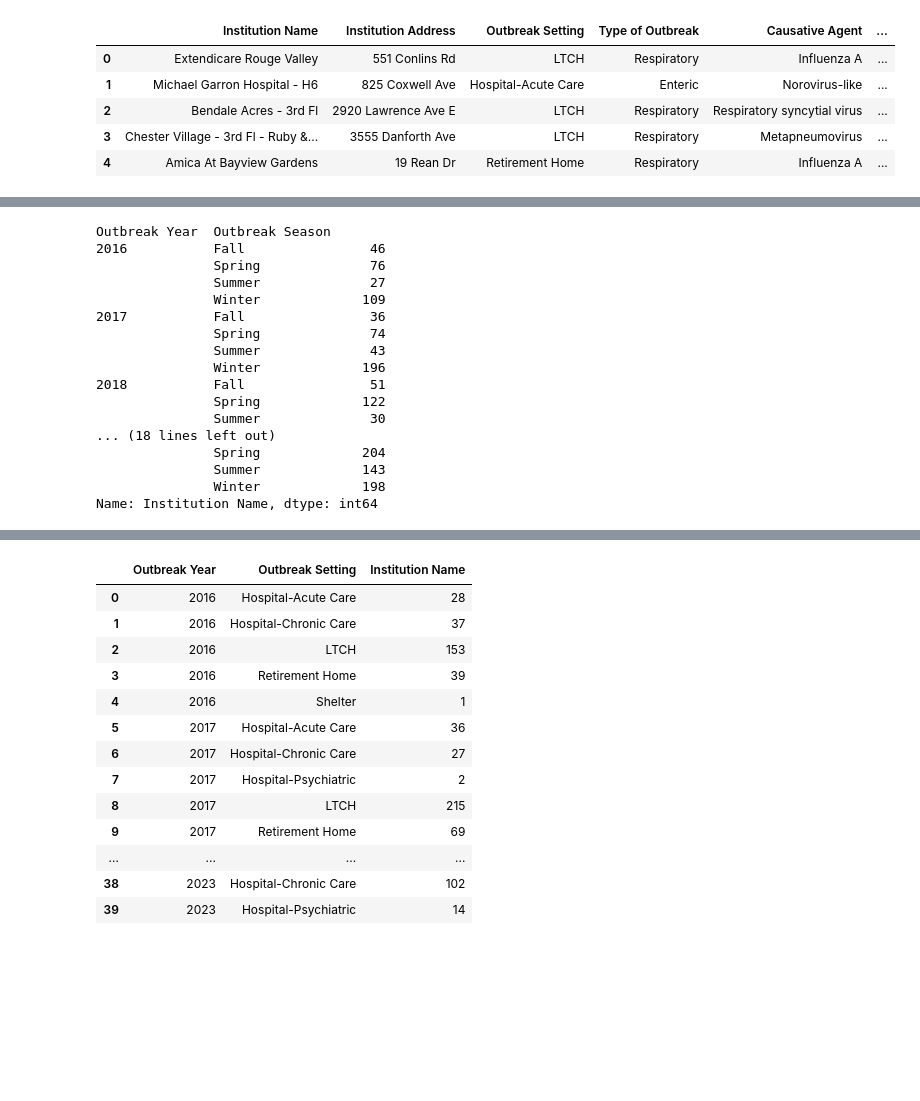
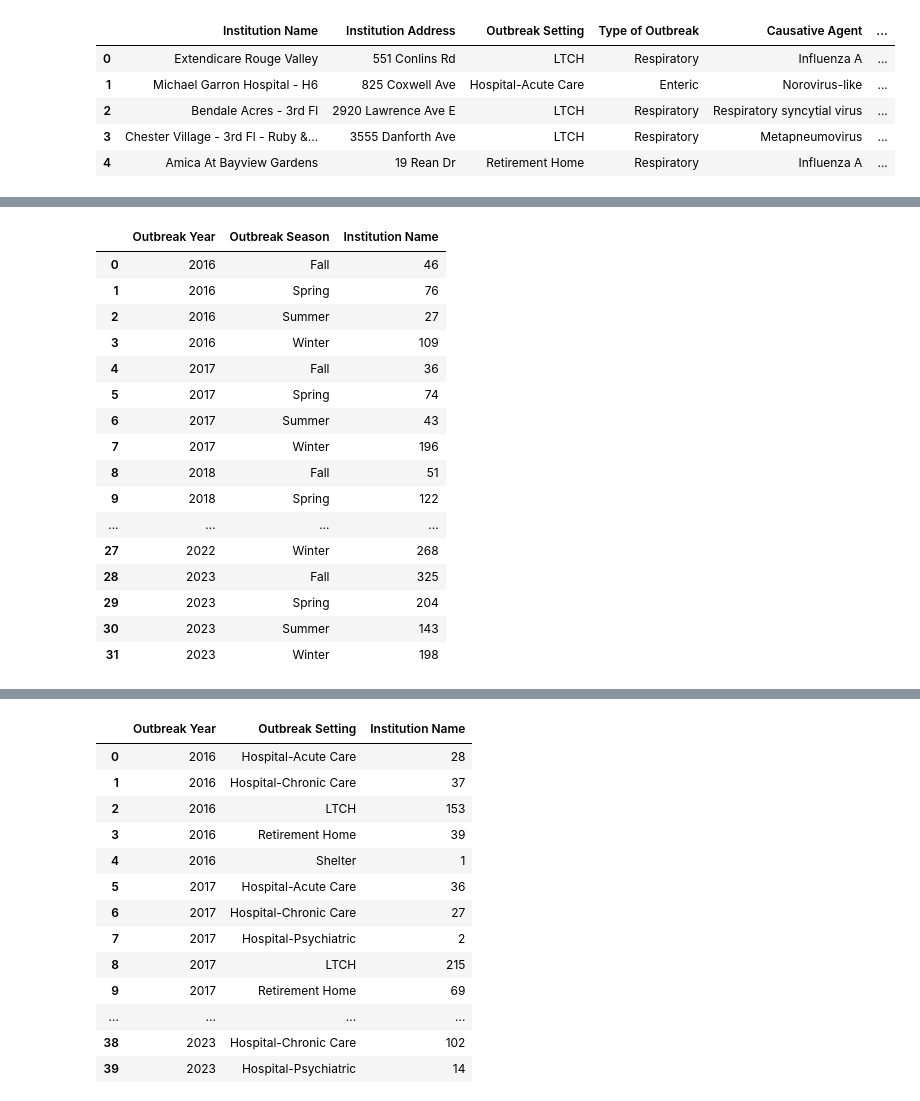
Before and after one commit to pannann/Project-3_Group-7, a Jupyter notebook: ETL/outbreaks_cleaning.ipynb, the cells around one changed output, grey strips where cells are left out. Saved outputs shown, nothing was run; the diff lists cells and outputs as text; code cells hidden in the pictures; blank space fills up the shorter version.

Commit message:
added all years count to outbreaks by season

```diff
--- a/ETL/outbreaks_cleaning.ipynb
+++ b/ETL/outbreaks_cleaning.ipynb
@@ -1103,22 +1115,22 @@ df.to_csv('Resources/outbreaks.csv')
 # %%
 #Group DF by year and season and get the count of outbreaks
-grouped_seasons = df.groupby(['Outbreak Year', 'Outbreak Season'])['Institution Name'].count()
+grouped_seasons = df.groupby(['Outbreak Year', 'Outbreak Season'], as_index = False)['Institution Name'].count()
 grouped_seasons
 # %% [output]
-Outbreak Year  Outbreak Season
-2016           Fall                46
-               Spring              76
-               Summer              27
-               Winter             109
-2017           Fall                36
-               Spring              74
-               Summer              43
-               Winter             196
-2018           Fall                51
-               Spring             122
-               Summer              30
-... (18 lines left out)
-               Spring             204
-               Summer             143
-               Winter             198
-Name: Institution Name, dtype: int64
+|  | Outbreak Year | Outbreak Season | Institution Name |
+| 0 | 2016 | Fall | 46 |
+| 1 | 2016 | Spring | 76 |
+| 2 | 2016 | Summer | 27 |
+| 3 | 2016 | Winter | 109 |
+| 4 | 2017 | Fall | 36 |
+| 5 | 2017 | Spring | 74 |
+| 6 | 2017 | Summer | 43 |
+| 7 | 2017 | Winter | 196 |
+| 8 | 2018 | Fall | 51 |
+| 9 | 2018 | Spring | 122 |
+| ... | ... | ... | ... |
+| 27 | 2022 | Winter | 268 |
+| 28 | 2023 | Fall | 325 |
+| 29 | 2023 | Spring | 204 |
+| 30 | 2023 | Summer | 143 |
+| 31 | 2023 | Winter | 198 |
```
Also changed, not shown: parts of 3 cells of this notebook, 4 other files.
